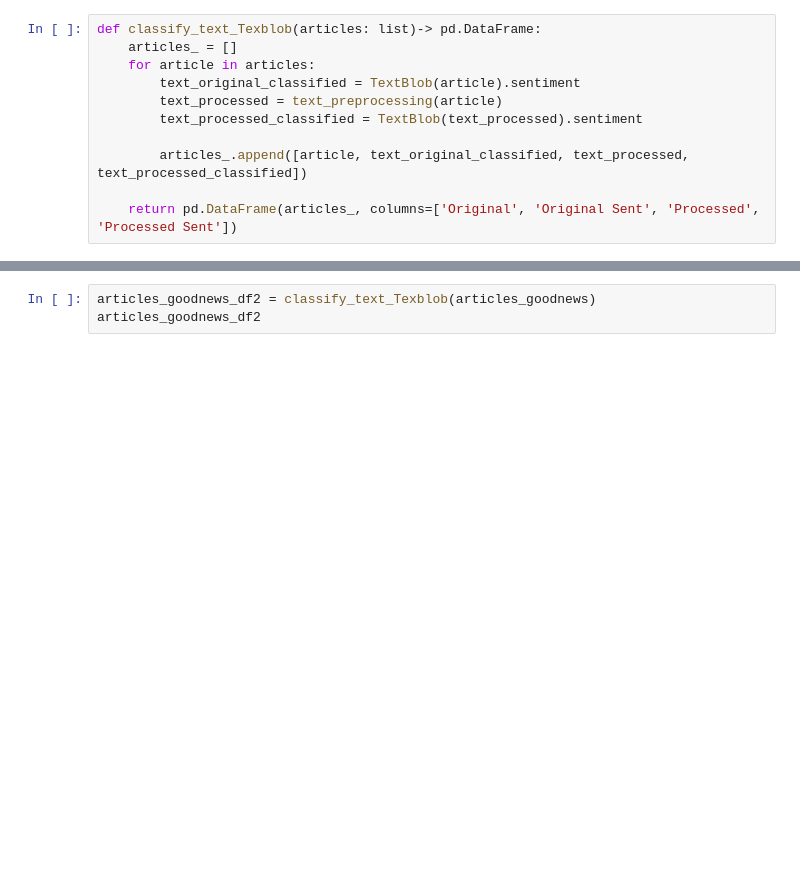
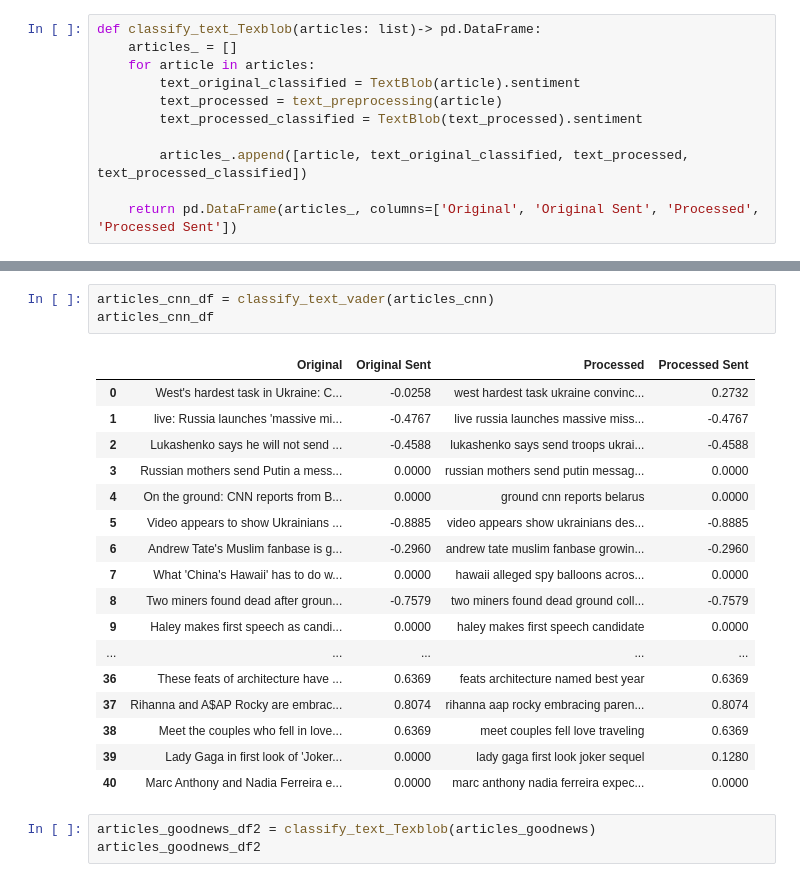
Before and after one commit to pmgsalvado/DataScience_portfolio, a Jupyter notebook: News Sentiment Analysis/jupyter Notebooks/News_webscraping.ipynb, the cells around one changed output, grey strips where cells are left out. Drawn from its saved outputs; the diff is of its cells as text; blank space fills up the shorter version.

```diff
--- a/News Sentiment Analysis/jupyter Notebooks/News_webscraping.ipynb
+++ b/News Sentiment Analysis/jupyter Notebooks/News_webscraping.ipynb
@@ -193,3 +185,24 @@ total_sentiment
+# %%
+articles_cnn_df = classify_text_vader(articles_cnn)
+articles_cnn_df
+# %% [output]
+|  | Original | Original Sent | Processed | Processed Sent |
+| 0 | West's hardest task in Ukraine: C... | -0.0258 | west hardest task ukraine convinc... | 0.2732 |
+| 1 | live: Russia launches 'massive mi... | -0.4767 | live russia launches massive miss... | -0.4767 |
+| 2 | Lukashenko says he will not send ... | -0.4588 | lukashenko says send troops ukrai... | -0.4588 |
+| 3 | Russian mothers send Putin a mess... | 0.0000 | russian mothers send putin messag... | 0.0000 |
+| 4 | On the ground: CNN reports from B... | 0.0000 | ground cnn reports belarus | 0.0000 |
+| 5 | Video appears to show Ukrainians ... | -0.8885 | video appears show ukrainians des... | -0.8885 |
+| 6 | Andrew Tate's Muslim fanbase is g... | -0.2960 | andrew tate muslim fanbase growin... | -0.2960 |
+| 7 | What 'China's Hawaii' has to do w... | 0.0000 | hawaii alleged spy balloons acros... | 0.0000 |
+| 8 | Two miners found dead after groun... | -0.7579 | two miners found dead ground coll... | -0.7579 |
+| 9 | Haley makes first speech as candi... | 0.0000 | haley makes first speech candidate | 0.0000 |
+| ... | ... | ... | ... | ... |
+| 36 | These feats of architecture have ... | 0.6369 | feats architecture named best year | 0.6369 |
+| 37 | Rihanna and A$AP Rocky are embrac... | 0.8074 | rihanna aap rocky embracing paren... | 0.8074 |
+| 38 | Meet the couples who fell in love... | 0.6369 | meet couples fell love traveling | 0.6369 |
+| 39 | Lady Gaga in first look of 'Joker... | 0.0000 | lady gaga first look joker sequel | 0.1280 |
+| 40 | Marc Anthony and Nadia Ferreira e... | 0.0000 | marc anthony nadia ferreira expec... | 0.0000 |
 # %%
 articles_goodnews_df2 = classify_text_Texblob(articles_goodnews)
 articles_goodnews_df2
```
Also changed, not shown: parts of 6 cells of this notebook.
